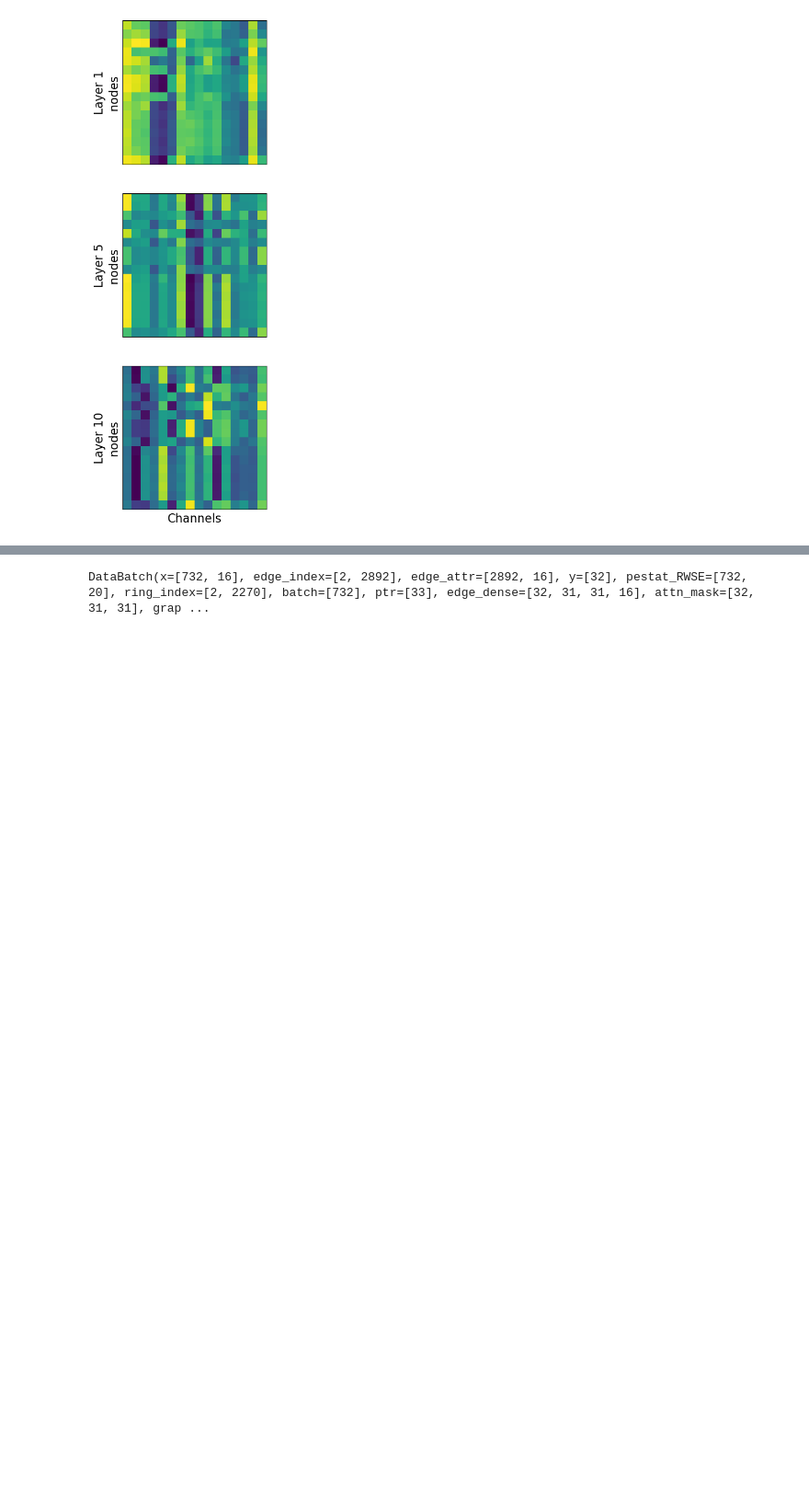
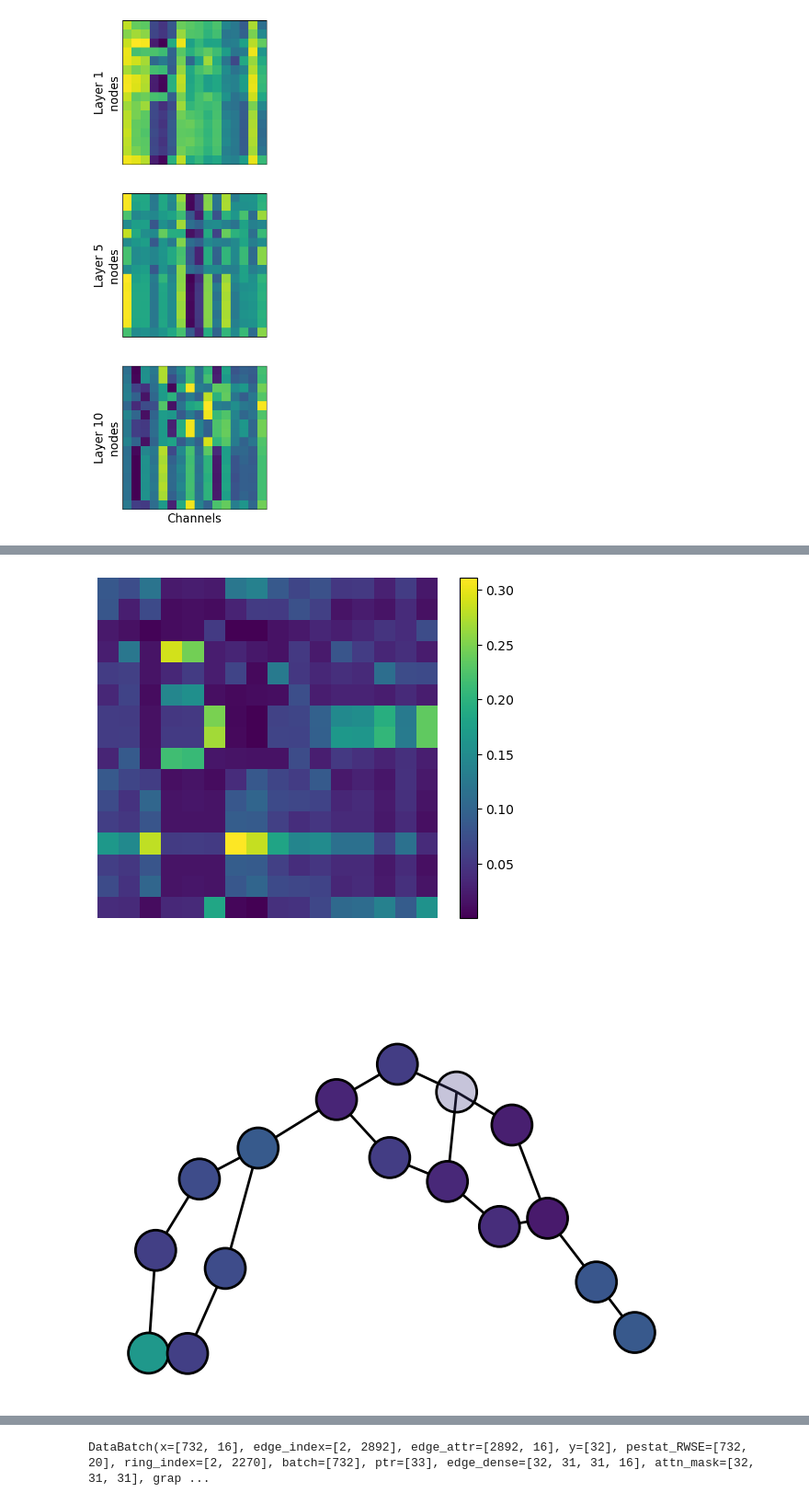
Before and after one commit to rmenegaux/GraphGPS, a Jupyter notebook: att_maps.ipynb, the cells around one changed output, grey strips where cells are left out. Shown at 92% size. Drawn from its saved outputs; the diff is of its cells as text; code cells hidden in the pictures; blank space fills up the shorter version.

```diff
--- a/att_maps.ipynb
+++ b/att_maps.ipynb
@@ -125,14 +96,0 @@ plt.show()
-# %%
-import matplotlib.cm as cm
-from matplotlib.colors import Normalize
-fig, axes = plt.subplots(nrows=4, ncols=4)
-cmap=cm.get_cmap('viridis')
-normalizer=Normalize(all_scores[0][0,:16,:16,0,:].min(),all_scores[0][0,:16,:16,0,:].max())
-im=cm.ScalarMappable(norm=normalizer)
-for idx, ax in enumerate(axes.flat):
-    im = ax.imshow(all_scores[0][0,:16,:16,0,idx].numpy(),cmap=cmap,norm=normalizer)
-    #plt.colorbar()
-    ax.axis('off')
-fig.colorbar(im, ax=axes.ravel().tolist())
-plt.show()
-#plt.imshow(np.einsum('ijk,ijk->ij', img, img))
@@ -443,0 +491,41 @@ tensor([  0,  16,  39,  63,  85, 105, 128, 144, 166, 184, 207, 233, 254, 277,
+# %%
+pos = nx.layout.spectral_layout(graph)
+pos = nx.spring_layout(graph, pos=pos, iterations=50)
+
+layer_idx = 0
+loc_scores = all_scores[layer_idx][batch_idx][mask]
+loc_scores = loc_scores.reshape((num_nodes, num_nodes, *loc_scores.shape[1:]))
+loc_scores = loc_scores[node_idx,:,head_idx,:].numpy()
+plt.imshow(loc_scores)
+plt.xlabel('Channels')
+plt.ylabel('Neighbors')
+plt.axis('off')
+plt.colorbar()
+# cmap=cm.get_cmap('viridis')
+# norm=Normalize(loc_scores.min(),loc_scores.max())
+# im = cm.ScalarMappable(norm=norm)
+transparency = np.ones(num_nodes+2)
+transparency[node_idx] = 0.3
+transparency[num_nodes:] = 0.
+
+
+for channel_idx in range(4):
+    colors = list(loc_scores[:,channel_idx]) + [loc_scores.min(), loc_scores.max()]
+    #~~~~~~~~~~~~
+    # Draw graph
+    #~~~~~~~~~~~~
+    fig = plt.figure(frameon=False)
+    ax = fig.add_axes([0, 0, 1, 1])
+    ax.axis('off')
+
+    node_size = [1000]*num_nodes+[0,0]
+    nx.draw_networkx_nodes(graph, pos, node_color=colors, alpha=transparency,
+                           linewidths=2, edgecolors='black',
+                           cmap='viridis', node_size=node_size) # node_size=1000
+    # fig.colorbar(im,ax=ax)
+    width=[0 if v+1>num_nodes else 2 for u,v in graph.edges()]
+    nx.draw_networkx_edges(graph, pos, width=width)
+    plt.show()
+# %% [output]
+[figure, added]
+[figure, added]
```
Also changed, not shown: parts of 64 cells of this notebook.
